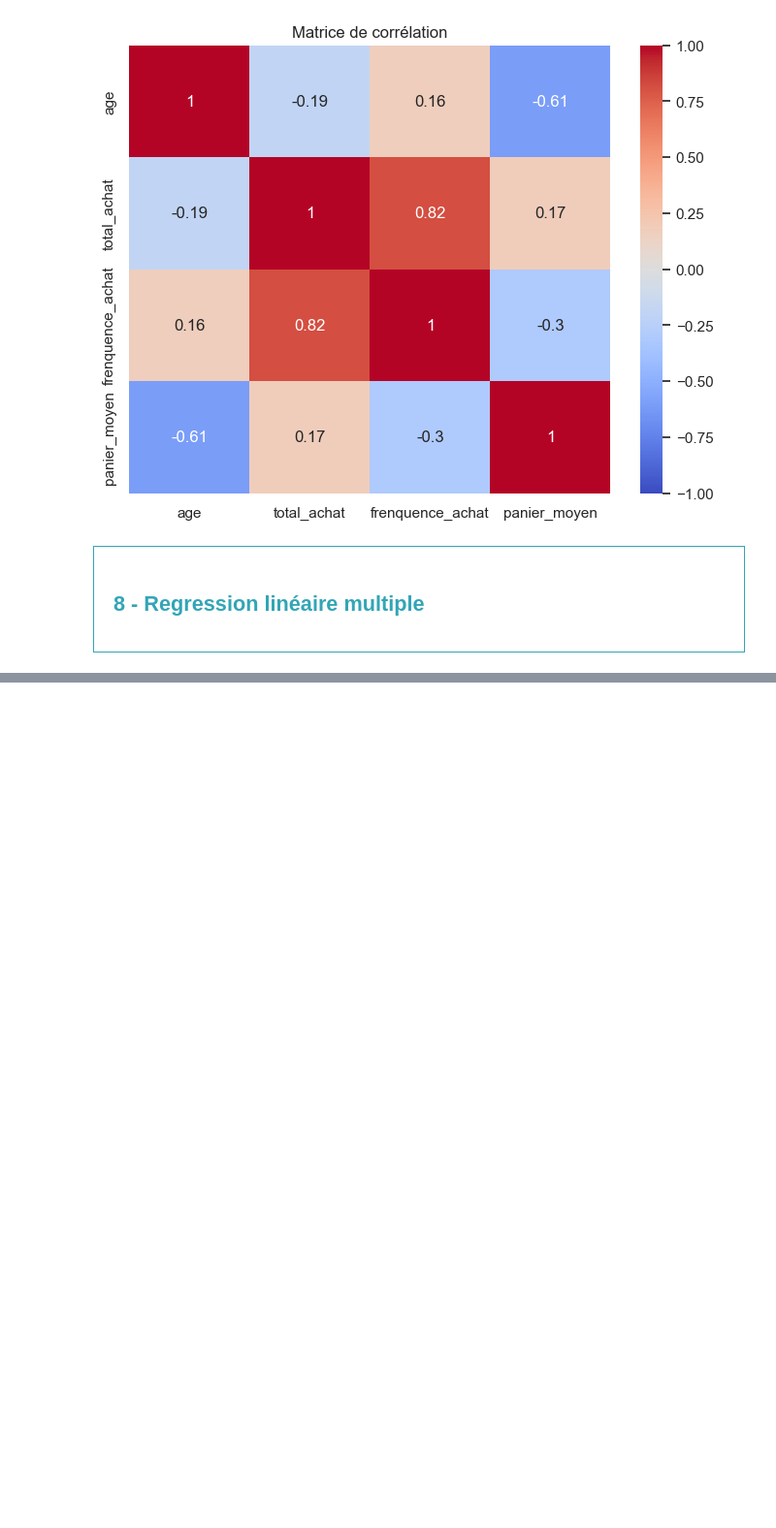
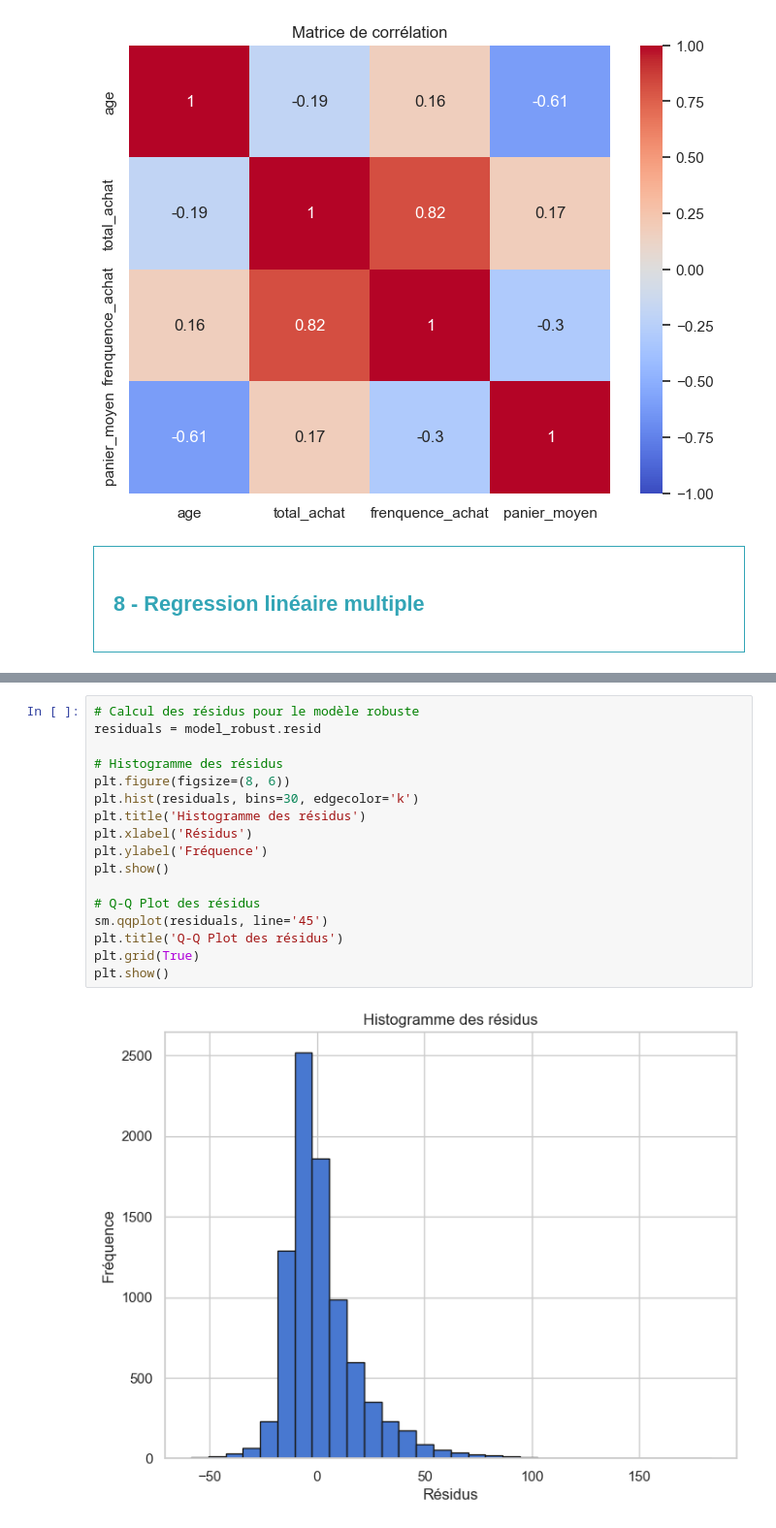
Before and after one commit to obenmaha/analyse-ventes-librairie, a Jupyter notebook: Analyse des Vente_V3.ipynb, the cells around one changed output, grey strips where cells are left out. Shown at 97% size. Cells and saved outputs as stored; diff of their text form; blank space fills up the shorter version.

```diff
--- a/Analyse des Vente_V3.ipynb
+++ b/Analyse des Vente_V3.ipynb
@@ -1900,0 +2055,19 @@ Notes:
+# %%
+# Calcul des résidus pour le modèle robuste
+residuals = model_robust.resid
+
+# Histogramme des résidus
+plt.figure(figsize=(8, 6))
+plt.hist(residuals, bins=30, edgecolor='k')
+plt.title('Histogramme des résidus')
+plt.xlabel('Résidus')
+plt.ylabel('Fréquence')
+plt.show()
+
+# Q-Q Plot des résidus
+sm.qqplot(residuals, line='45')
+plt.title('Q-Q Plot des résidus')
+plt.grid(True)
+plt.show()
+# %% [output]
+[figure, added]
```
Also changed, not shown: parts of 20 cells of this notebook.
